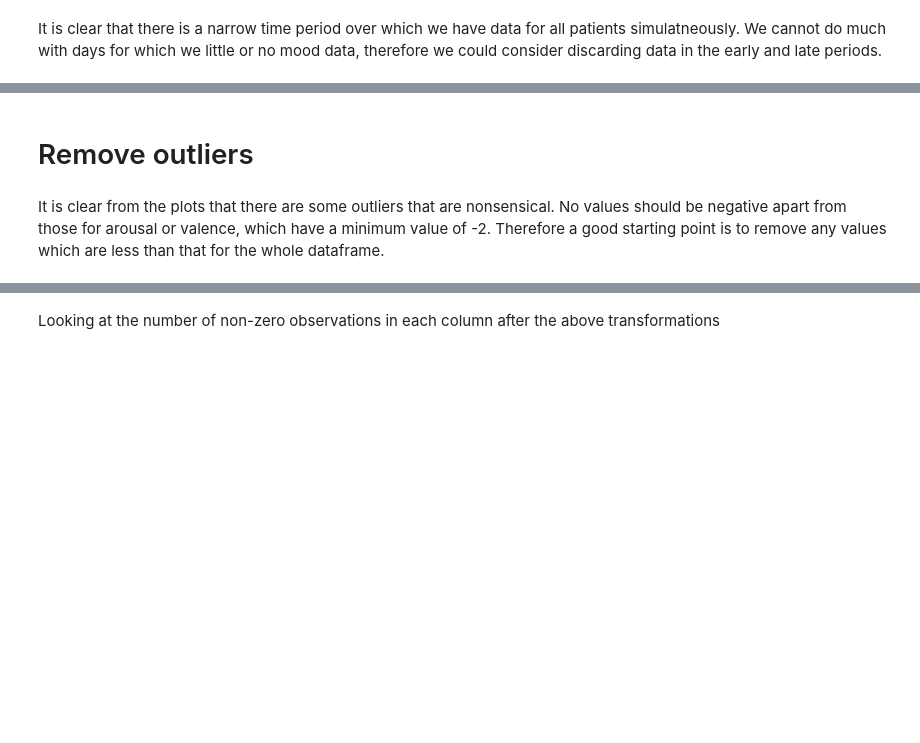
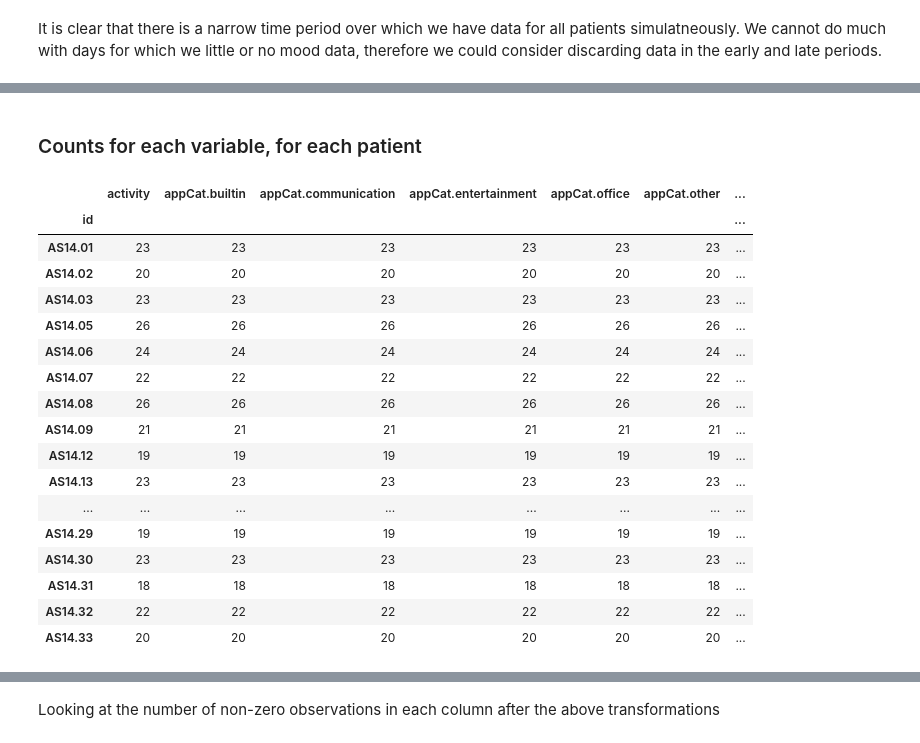
Before and after one commit to jelrae/dataMineAss1, a Jupyter notebook: DMT1.ipynb, the cells around one changed output, grey strips where cells are left out. Saved outputs shown, nothing was run; the diff lists cells and outputs as text; code cells hidden in the pictures; blank space fills up the shorter version.

```diff
--- a/DMT1.ipynb
+++ b/DMT1.ipynb
@@ -154,7 +150,24 @@ data2 = data2.drop(columns=['appCat.finance','appCat.game', 'appCat.unknown', 'a
-# %% [markdown]
-# Remove outliers
-# %% [markdown]
-It is clear from the plots that there are some outliers that are nonsensical. No values should be negative apart from those for arousal or valence, which have a minimum value of -2. Therefore a good starting point is to remove any values which are less than that for the whole dataframe.
-# %%
-from scipy import stats
-data2 = data2[(np.abs(stats.zscore(data2)) < 3).all(axis=1)]
+# %% [markdown]
+### Counts for each variable, for each patient
+# %%
+#Number of available instances for each variable, for each patient
+data2.groupby(level=1).count()
+# %% [output]
+|  | activity | appCat.builtin | appCat.communication | appCat.entertainment | appCat.office | appCat.other | ... |
+| id |  |  |  |  |  |  | ... |
+| AS14.01 | 23 | 23 | 23 | 23 | 23 | 23 | ... |
+| AS14.02 | 20 | 20 | 20 | 20 | 20 | 20 | ... |
+| AS14.03 | 23 | 23 | 23 | 23 | 23 | 23 | ... |
+| AS14.05 | 26 | 26 | 26 | 26 | 26 | 26 | ... |
+| AS14.06 | 24 | 24 | 24 | 24 | 24 | 24 | ... |
+| AS14.07 | 22 | 22 | 22 | 22 | 22 | 22 | ... |
+| AS14.08 | 26 | 26 | 26 | 26 | 26 | 26 | ... |
+| AS14.09 | 21 | 21 | 21 | 21 | 21 | 21 | ... |
+| AS14.12 | 19 | 19 | 19 | 19 | 19 | 19 | ... |
+| AS14.13 | 23 | 23 | 23 | 23 | 23 | 23 | ... |
+| ... | ... | ... | ... | ... | ... | ... | ... |
+| AS14.29 | 19 | 19 | 19 | 19 | 19 | 19 | ... |
+| AS14.30 | 23 | 23 | 23 | 23 | 23 | 23 | ... |
+| AS14.31 | 18 | 18 | 18 | 18 | 18 | 18 | ... |
+| AS14.32 | 22 | 22 | 22 | 22 | 22 | 22 | ... |
+| AS14.33 | 20 | 20 | 20 | 20 | 20 | 20 | ... |
```
Also changed, not shown: parts of 47 cells of this notebook.
